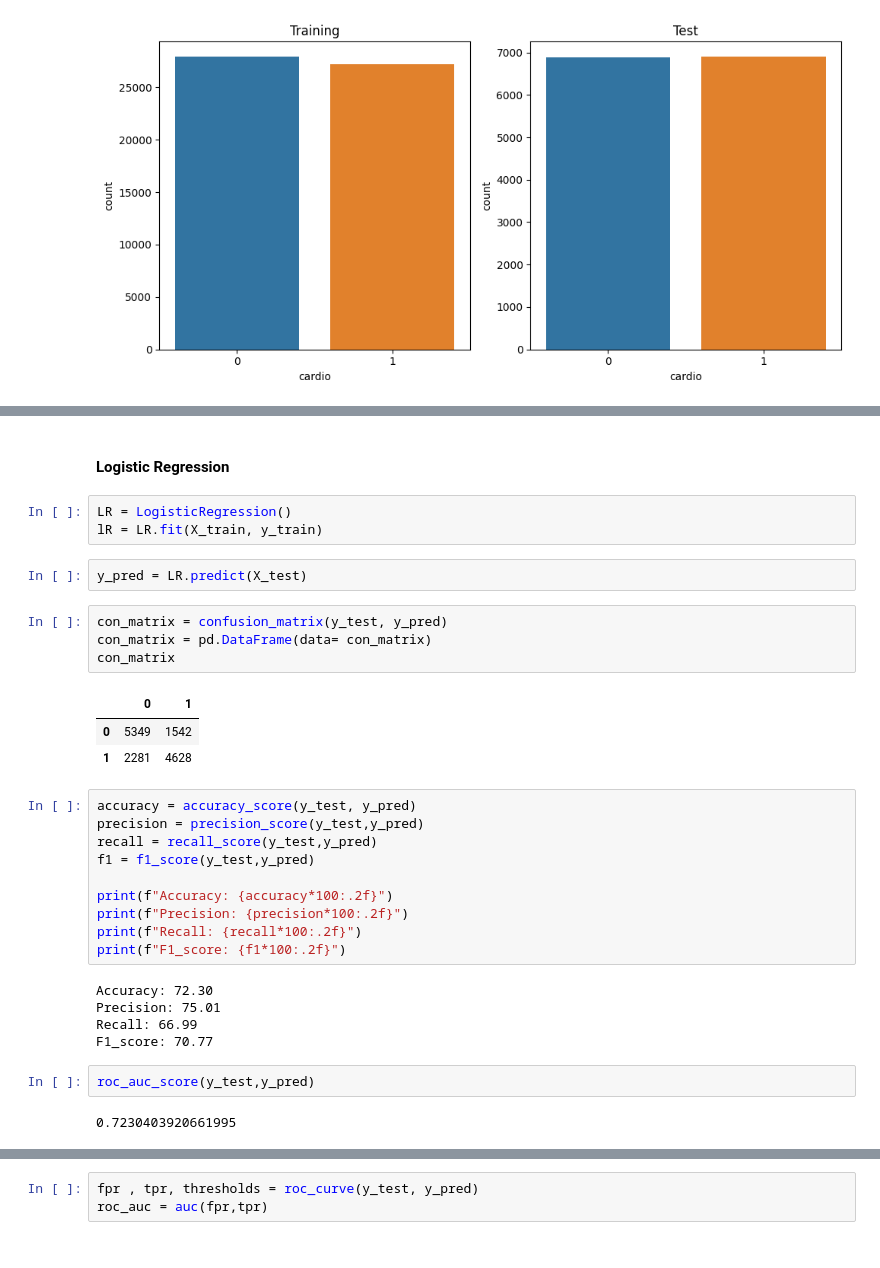
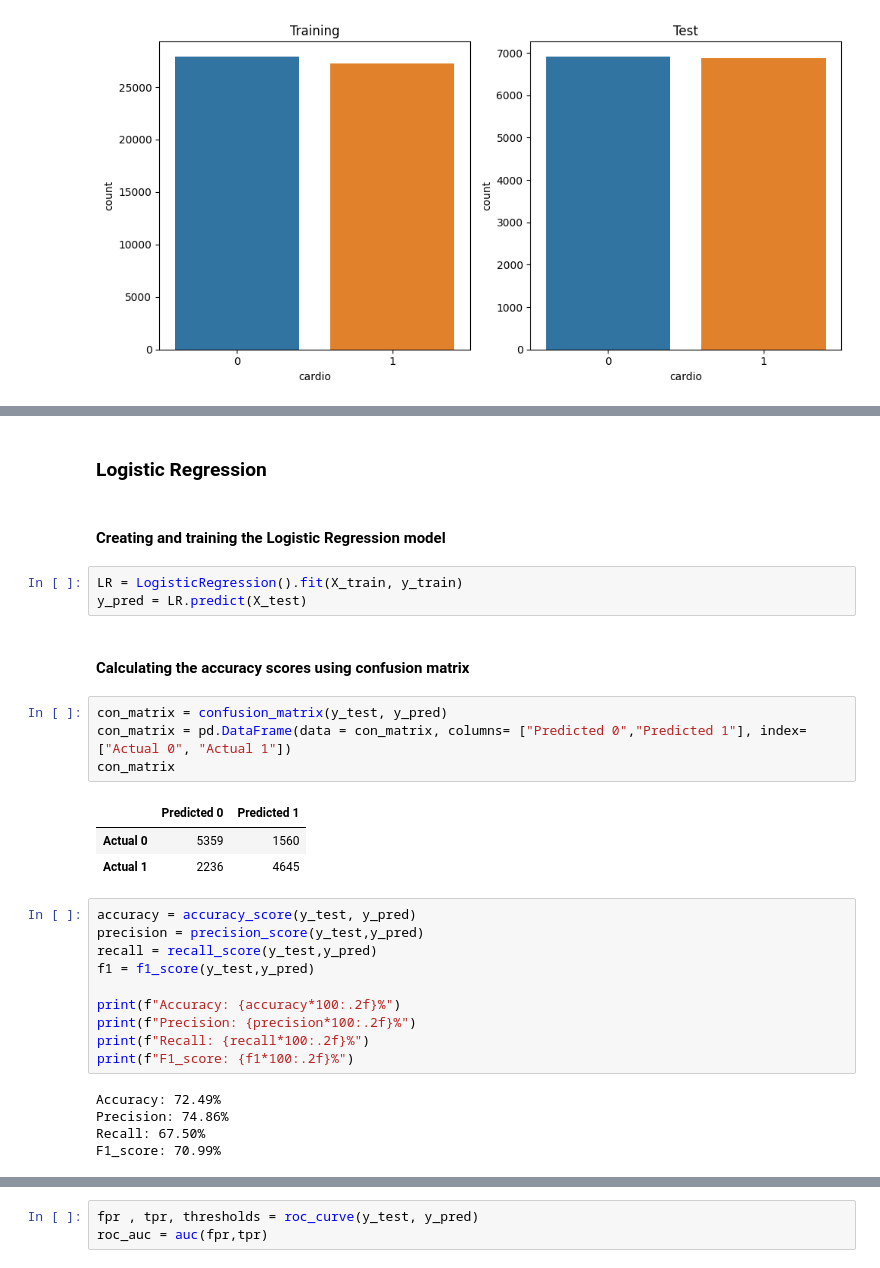
Before and after one commit to Shivam-3921/cardio_disease_prediction, a Jupyter notebook: cardio_diesease.ipynb, the cells around one changed output, grey strips where cells are left out. Saved outputs shown, nothing was run; the diff lists cells and outputs as text.

```diff
--- a/cardio_diesease.ipynb
+++ b/cardio_diesease.ipynb
@@ -333,34 +334,32 @@ plt.tight_layout()
 # %% [markdown]
-#### Logistic Regression
+### Logistic Regression
+# %% [markdown]
+#### Creating and training the Logistic Regression model
 # %%
-LR = LogisticRegression()
-lR = LR.fit(X_train, y_train)
+LR = LogisticRegression().fit(X_train, y_train)
+y_pred = LR.predict(X_test)
-# %%
-y_pred = LR.predict(X_test)
+# %% [markdown]
+#### Calculating the accuracy scores using confusion matrix
 # %%
 con_matrix = confusion_matrix(y_test, y_pred)
-con_matrix = pd.DataFrame(data= con_matrix)
+con_matrix = pd.DataFrame(data = con_matrix, columns= ["Predicted 0","Predicted 1"], index= ["Actual 0", "Actual 1"])
 con_matrix
 # %% [output]
-|  | 0 | 1 |
-| 0 | 5349 | 1542 |
-| 1 | 2281 | 4628 |
+|  | Predicted 0 | Predicted 1 |
+| Actual 0 | 5359 | 1560 |
+| Actual 1 | 2236 | 4645 |
 # %%
 accuracy = accuracy_score(y_test, y_pred)
 precision = precision_score(y_test,y_pred)
 recall = recall_score(y_test,y_pred)
 f1 = f1_score(y_test,y_pred)
 
-print(f"Accuracy: {accuracy*100:.2f}")
-print(f"Precision: {precision*100:.2f}")
-print(f"Recall: {recall*100:.2f}")
-print(f"F1_score: {f1*100:.2f}")
+print(f"Accuracy: {accuracy*100:.2f}%")
+print(f"Precision: {precision*100:.2f}%")
+print(f"Recall: {recall*100:.2f}%")
+print(f"F1_score: {f1*100:.2f}%")
 # %% [output]
-Accuracy: 72.30
-Precision: 75.01
-Recall: 66.99
-F1_score: 70.77
+Accuracy: 72.49%
+Precision: 74.86%
+Recall: 67.50%
+F1_score: 70.99%
-# %%
-roc_auc_score(y_test,y_pred)
-# %% [output]
-0.7230403920661995
```
Also changed, not shown: parts of 14 cells of this notebook.
